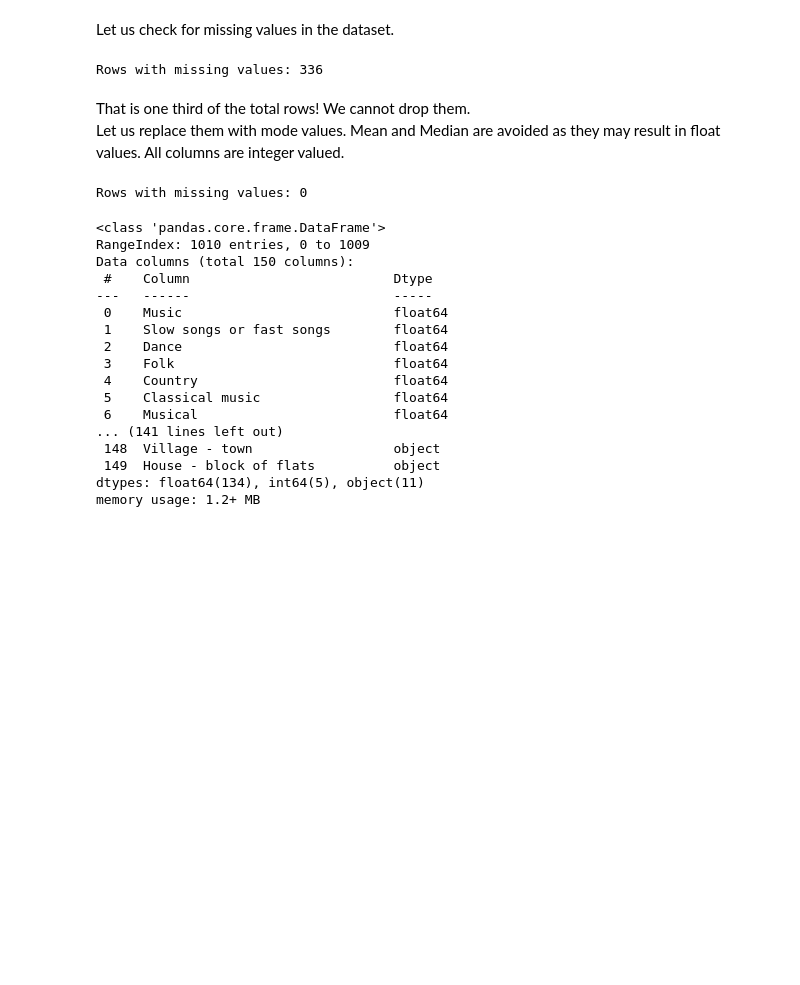
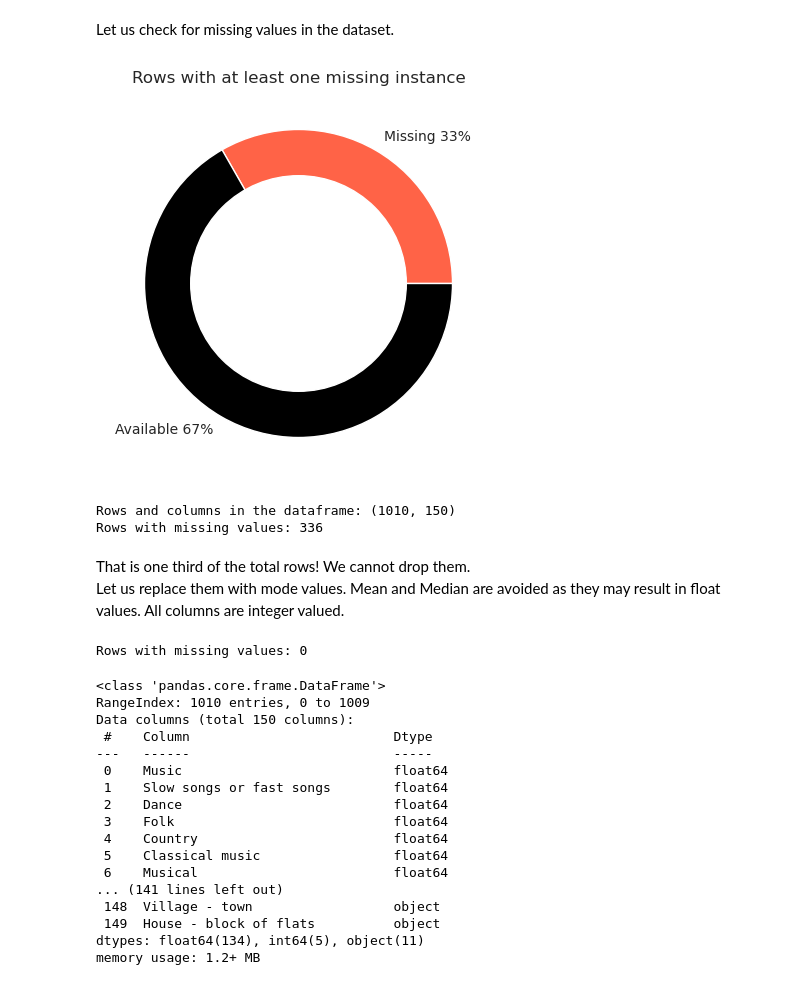
Before and after one commit to Armagaan/young-people-today, a Jupyter notebook: src/wrangling.ipynb, the cells around one changed output. Drawn from its saved outputs; the diff is of its cells as text; code cells hidden in the pictures; blank space fills up the shorter version.

```diff
--- a/src/wrangling.ipynb
+++ b/src/wrangling.ipynb
@@ -15,8 +48,31 @@ Rows and columns in the dataframe: (1010, 150)
 # %% [markdown]
 Let us check for missing values in the dataset.
+# %%
+fig = plt.figure(figsize=(5,5))
+plt.title("Rows with at least one missing instance")
+
+missing = df[df.isnull().any(axis=1)].shape[0]
+available = len(df) - missing
+
+# Create a pieplot
+plt.pie(
+    [missing, available],
+    labels=[f"Missing {100 * missing / len(df):.0f}%", f"Available {100 * available / len(df):.0f}%"],
+    colors=["tomato", "black"],
+    textprops={'fontsize': 10}
+)
+# add a circle at the center to transform it in a donut chart
+my_circle=plt.Circle( (0,0), 0.7, color="white")
+p = plt.gcf()
+p.gca().add_artist(my_circle)
+plt.show()
+# %% [output]
+[figure, added]
 # %%
+print("Rows and columns in the dataframe:", df.shape)
 print("Rows with missing values:", df[df.isnull().any(axis=1)].shape[0])
 # %% [output]
+Rows and columns in the dataframe: (1010, 150)
 Rows with missing values: 336
 # %% [markdown]
 That is one third of the total rows! We cannot drop them.<br>
```
Also changed, not shown: parts of 5 cells of this notebook.
